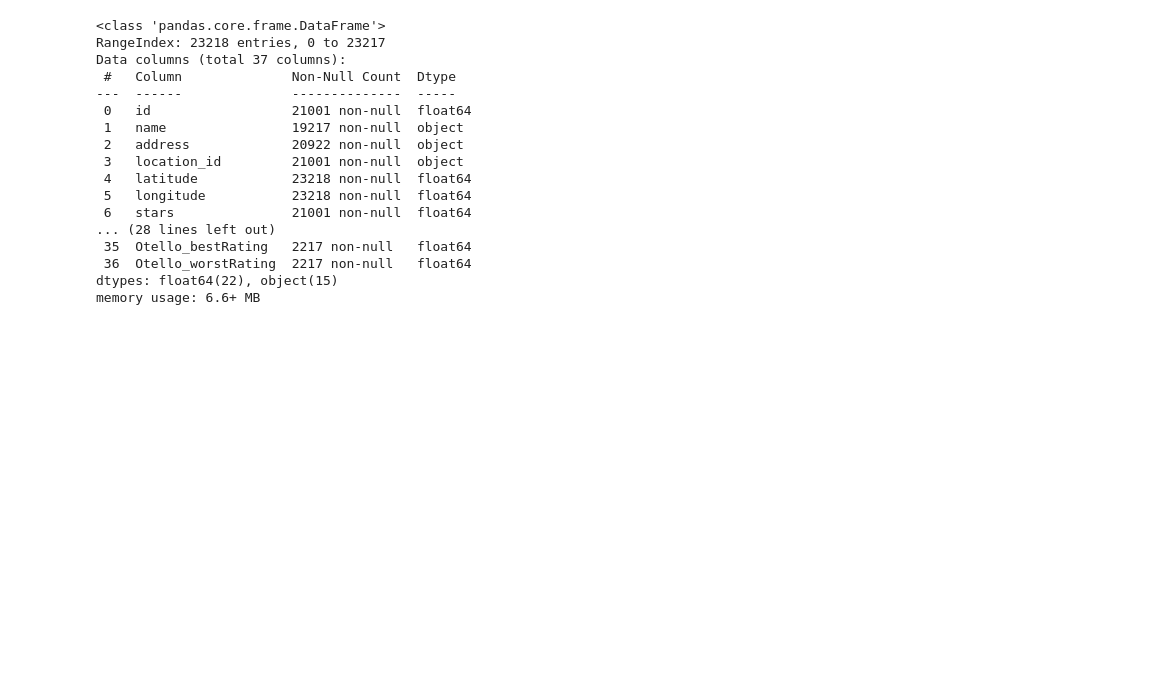
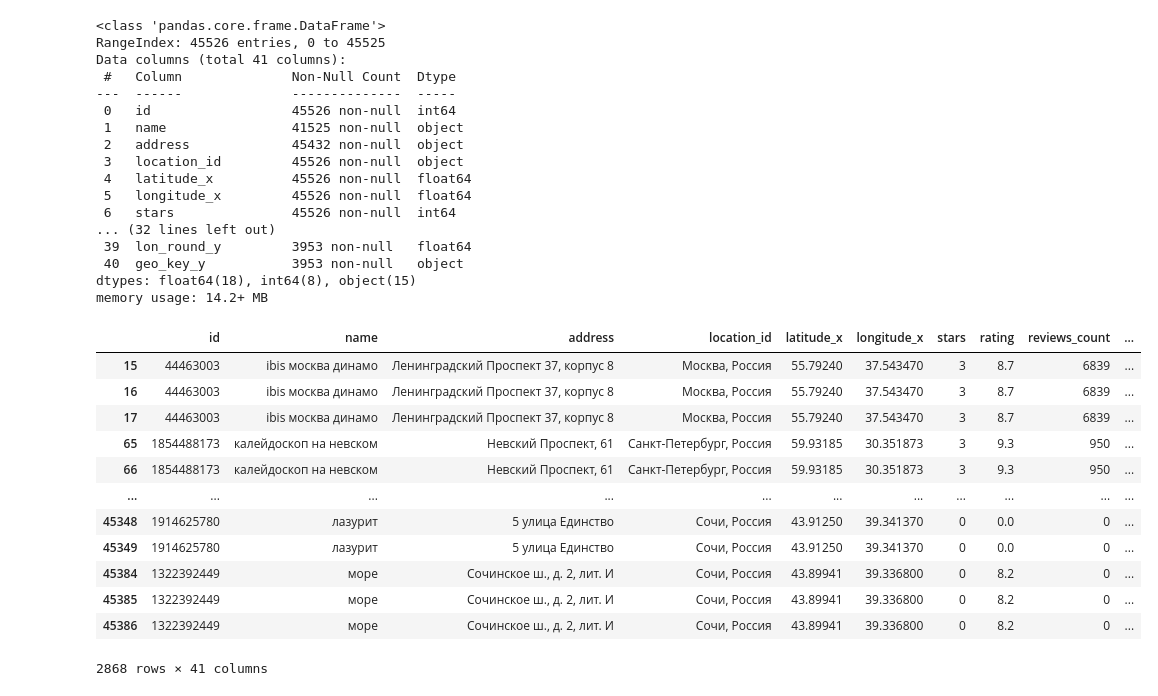
Before and after one commit to adsm1rnov/GP-2, a Jupyter notebook: Merge.ipynb, the cells around one changed output. Cells and saved outputs as stored; diff of their text form; code cells hidden in the pictures; blank space fills up the shorter version.

```diff
--- a/Merge.ipynb
+++ b/Merge.ipynb
@@ -73,20 +39,36 @@ df_merged.to_csv('merged_hotels.csv', index=False)
 # %%
-df_merged.info()
+df.info()
 # %% [output]
 <class 'pandas.core.frame.DataFrame'>
-RangeIndex: 23218 entries, 0 to 23217
-Data columns (total 37 columns):
+RangeIndex: 45526 entries, 0 to 45525
+Data columns (total 41 columns):
  #   Column              Non-Null Count  Dtype
 ---  ------              --------------  -----
- 0   id                  21001 non-null  float64
- 1   name                19217 non-null  object
- 2   address             20922 non-null  object
- 3   location_id         21001 non-null  object
- 4   latitude            23218 non-null  float64
- 5   longitude           23218 non-null  float64
- 6   stars               21001 non-null  float64
-... (28 lines left out)
- 35  Otello_bestRating   2217 non-null   float64
- 36  Otello_worstRating  2217 non-null   float64
-dtypes: float64(22), object(15)
-memory usage: 6.6+ MB
+ 0   id                  45526 non-null  int64
+ 1   name                41525 non-null  object
+ 2   address             45432 non-null  object
+ 3   location_id         45526 non-null  object
+ 4   latitude_x          45526 non-null  float64
+ 5   longitude_x         45526 non-null  float64
+ 6   stars               45526 non-null  int64
+... (32 lines left out)
+ 39  lon_round_y         3953 non-null   float64
+ 40  geo_key_y           3953 non-null   object
+dtypes: float64(18), int64(8), object(15)
+memory usage: 14.2+ MB
+# %%
+df[df.duplicated() == True]
+# %% [output]
+|  | id | name | address | location_id | latitude_x | longitude_x | stars | rating | reviews_count | ... |
+| 15 | 44463003 | ibis москва динамо | Ленинградский Проспект 37, корпус 8 | Москва, Россия | 55.79240 | 37.543470 | 3 | 8.7 | 6839 | ... |
+| 16 | 44463003 | ibis москва динамо | Ленинградский Проспект 37, корпус 8 | Москва, Россия | 55.79240 | 37.543470 | 3 | 8.7 | 6839 | ... |
+| 17 | 44463003 | ibis москва динамо | Ленинградский Проспект 37, корпус 8 | Москва, Россия | 55.79240 | 37.543470 | 3 | 8.7 | 6839 | ... |
+| 65 | 1854488173 | калейдоскоп на невском | Невский Проспект, 61 | Санкт-Петербург, Россия | 59.93185 | 30.351873 | 3 | 9.3 | 950 | ... |
+| 66 | 1854488173 | калейдоскоп на невском | Невский Проспект, 61 | Санкт-Петербург, Россия | 59.93185 | 30.351873 | 3 | 9.3 | 950 | ... |
+| ... | ... | ... | ... | ... | ... | ... | ... | ... | ... | ... |
+| 45348 | 1914625780 | лазурит | 5 улица Единство | Сочи, Россия | 43.91250 | 39.341370 | 0 | 0.0 | 0 | ... |
+| 45349 | 1914625780 | лазурит | 5 улица Единство | Сочи, Россия | 43.91250 | 39.341370 | 0 | 0.0 | 0 | ... |
+| 45384 | 1322392449 | море | Сочинское ш., д. 2, лит. И | Сочи, Россия | 43.89941 | 39.336800 | 0 | 8.2 | 0 | ... |
+| 45385 | 1322392449 | море | Сочинское ш., д. 2, лит. И | Сочи, Россия | 43.89941 | 39.336800 | 0 | 8.2 | 0 | ... |
+| 45386 | 1322392449 | море | Сочинское ш., д. 2, лит. И | Сочи, Россия | 43.89941 | 39.336800 | 0 | 8.2 | 0 | ... |
+2868 rows × 41 columns
```
Also changed, not shown: parts of 14 cells of this notebook, 1 other file.
